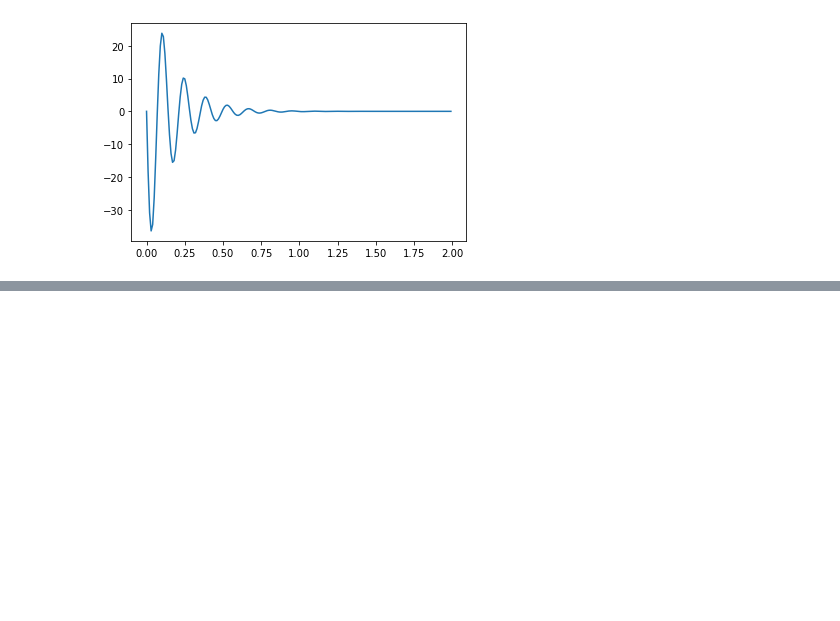
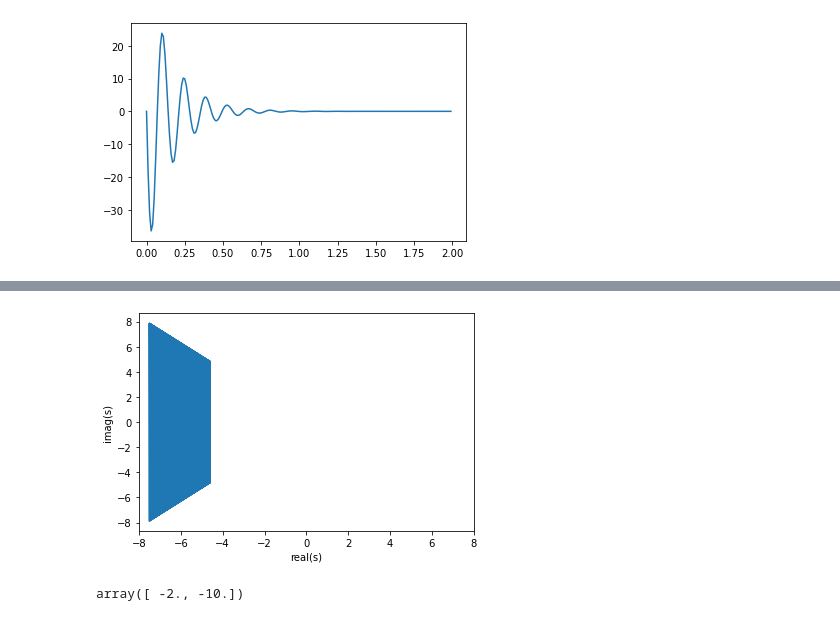
Before and after one commit to HighSpeeds/ECE141, a Jupyter notebook: HW4/Untitled.ipynb, the cells around one changed output, grey strips where cells are left out. Cells and saved outputs as stored; diff of their text form; code cells hidden in the pictures; blank space fills up the shorter version.

```diff
--- a/HW4/Untitled.ipynb
+++ b/HW4/Untitled.ipynb
@@ -57,0 +58,15 @@ plt.savefig("fig1")
+# %%
+X=[]
+Y=[]
+for x in np.arange(-7.5,-4.6,0.01):
+    Y.append(-np.pi/np.log(0.05)*x)
+    Y.append(np.pi/np.log(0.05)*x)
+    X+=[x]*2
+# %%
+plt.plot(X,Y)
+plt.xlim(-8,8)
+plt.xlabel("real(s)")
+plt.ylabel("imag(s)")
+plt.savefig("fig2")
+# %% [output]
+[figure, added]
@@ -57,0 +77,4 @@ plt.savefig("fig1")
+# %%
+roots
+# %% [output]
+array([ -2., -10.])
```
Also changed, not shown: parts of 12 cells of this notebook, 9 other files.
